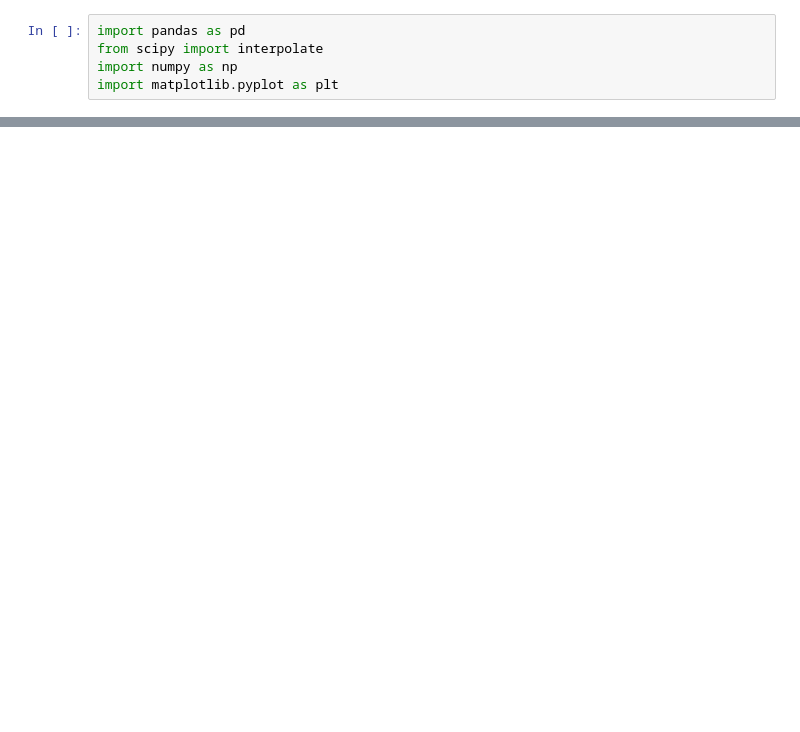
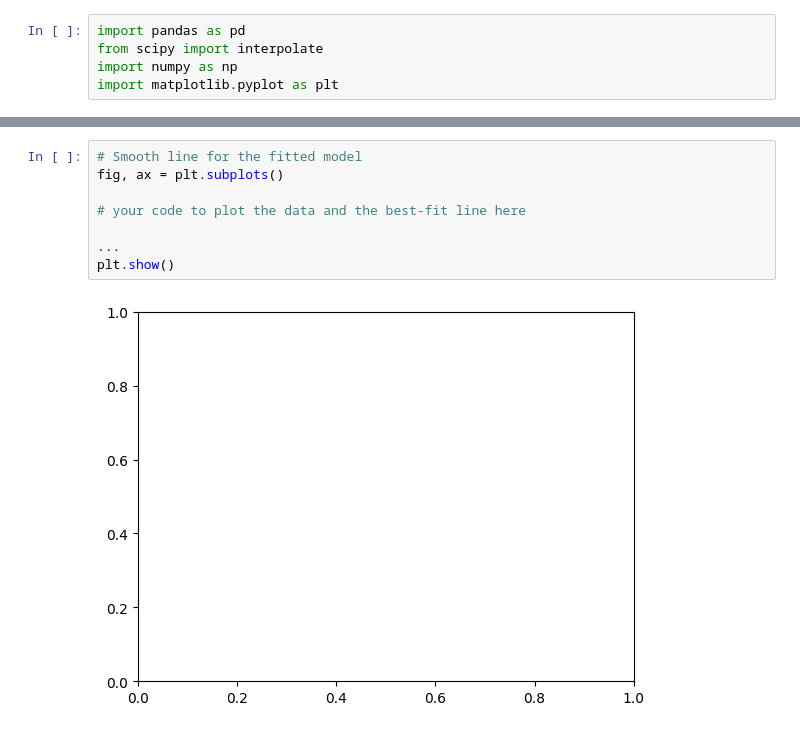
Before and after one commit to thomasgredig/worksheets, a Jupyter notebook: 18-worksheet.ipynb, the cells around one changed output, grey strips where cells are left out. Saved outputs shown, nothing was run; the diff lists cells and outputs as text; blank space fills up the shorter version.

Commit message:
add tennis ball data and update worksheet 18

```diff
--- a/18-worksheet.ipynb
+++ b/18-worksheet.ipynb
@@ -138,0 +252,10 @@ The End.
+# %%
+# Smooth line for the fitted model
+fig, ax = plt.subplots()
+
+# your code to plot the data and the best-fit line here
+
+...
+plt.show()
+# %% [output]
+[figure, added]
```
Also changed, not shown: parts of 44 cells of this notebook, 1 other file.
